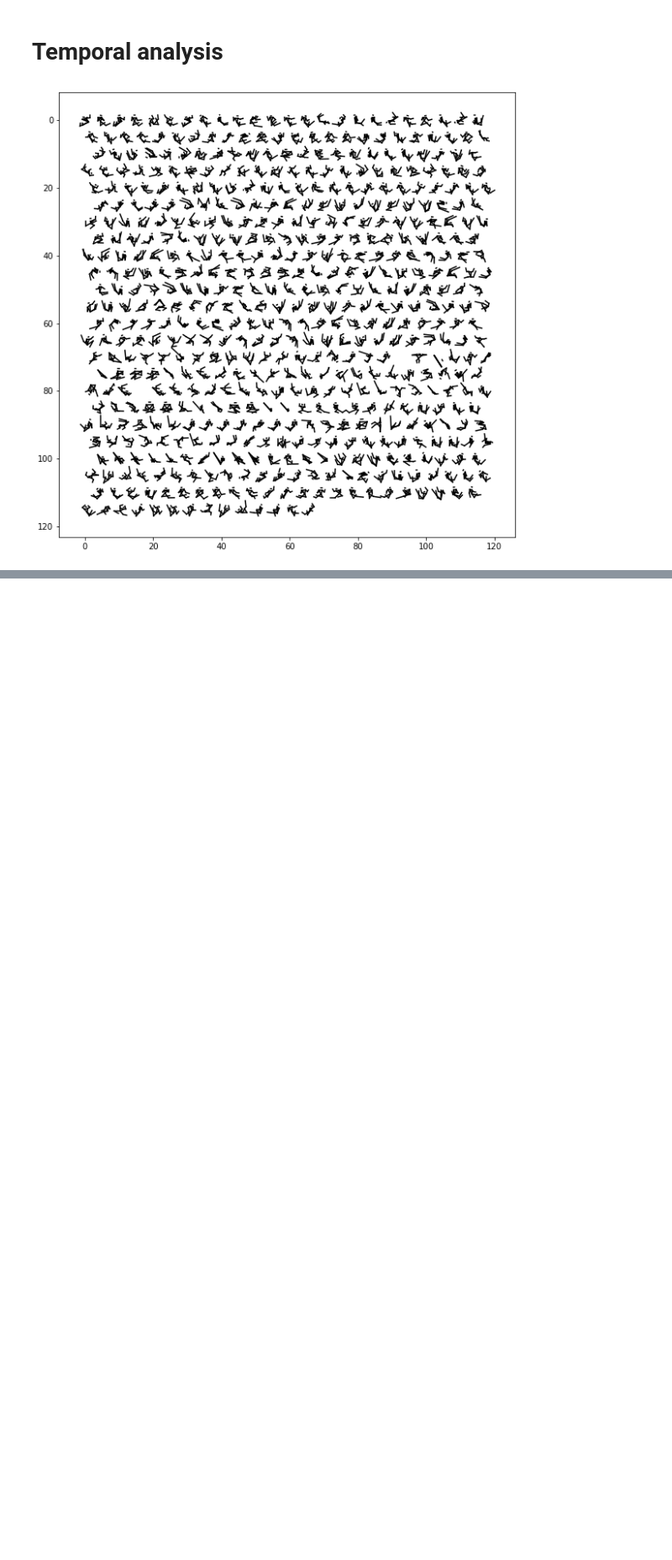
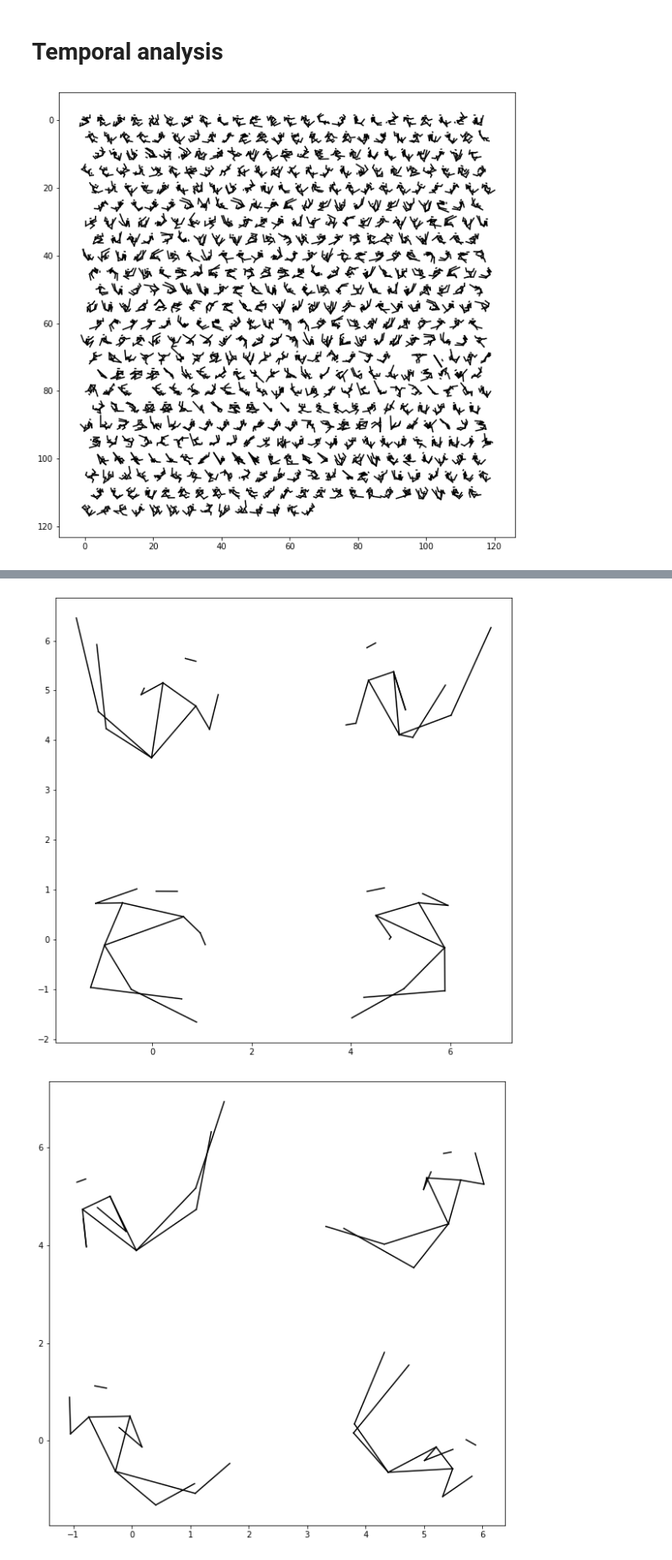
Before and after one commit to floffy-f/NSLO_DH412, a Jupyter notebook: Apsara_temporal.ipynb, the cells around one changed output, grey strips where cells are left out. Shown at 84% size. Saved outputs shown, nothing was run; the diff lists cells and outputs as text; code cells hidden in the pictures; blank space fills up the shorter version.

```diff
--- a/Apsara_temporal.ipynb
+++ b/Apsara_temporal.ipynb
@@ -175,0 +198,11 @@ plot_all(norm, np.sqrt(norm.shape[0]))
+# %%
+data = file_dynasty(preprocess_df(df))
+grouped = data.groupby('dynasty')
+
+for name, group in grouped:
+    km = prepare_kmeans_df(group[ARTIC_NAMES], 4)
+    centers = km.cluster_centers_
+    plot_all(centers.reshape(centers.shape[0], -1, 2), line_length=2)
+# %% [output]
+[figure, added]
+[figure, added]
```
Also changed, not shown: parts of 10 cells of this notebook.
